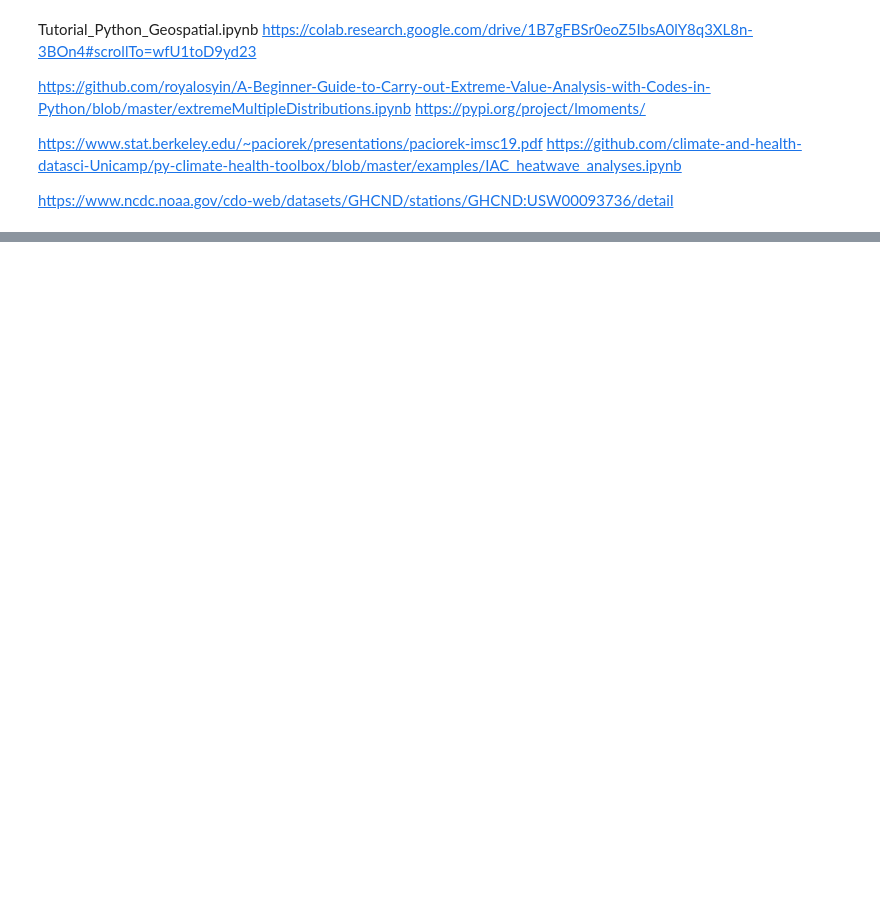
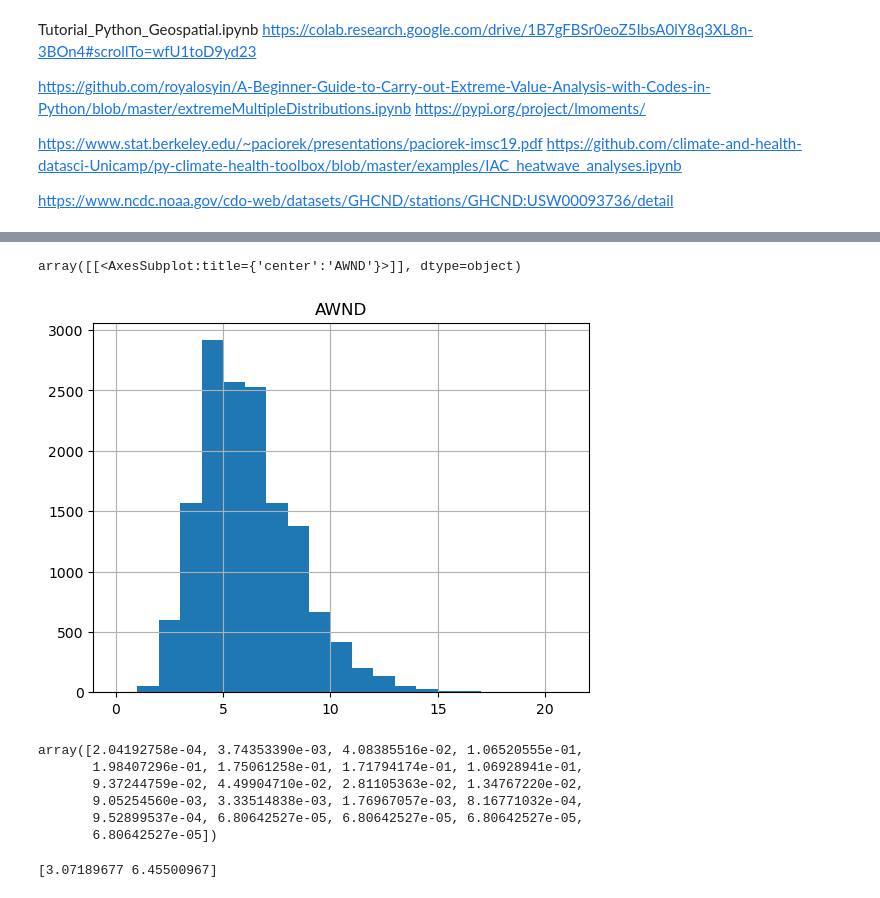
Before and after one commit to reggiewilcox/ISAT420_Code, a Jupyter notebook: W8_StatisticalModel/code/windanalysis.ipynb, the cells around one changed output, grey strips where cells are left out. Drawn from its saved outputs; the diff is of its cells as text; code cells hidden in the pictures; blank space fills up the shorter version.

```diff
--- a/W8_StatisticalModel/code/windanalysis.ipynb
+++ b/W8_StatisticalModel/code/windanalysis.ipynb
@@ -95,3 +142,8 @@ https://www.stat.berkeley.edu/~paciorek/presentations/paciorek-imsc19.pdf
 https://github.com/climate-and-health-datasci-Unicamp/py-climate-health-toolbox/blob/master/examples/IAC_heatwave_analyses.ipynb
 
 https://www.ncdc.noaa.gov/cdo-web/datasets/GHCND/stations/GHCND:USW00093736/detail
+# %%
+weather_phoenix = pd.read_csv('../data/NOAA_GHCN_USW00023183.csv',
+                             parse_dates=['DATE'],
+                             index_col = ['DATE'])
+weather_phoenix.head()
@@ -97,0 +173,3 @@ https://www.ncdc.noaa.gov/cdo-web/datasets/GHCND/stations/GHCND:USW00093736/deta
+# %%
+wnd_phoenix = weather_phoenix[['AWND']]
+wnd_phoenix
@@ -97,0 +191,2 @@ https://www.ncdc.noaa.gov/cdo-web/datasets/GHCND/stations/GHCND:USW00093736/deta
+# %%
+wnd_phoenix=wnd_phoenix.dropna()
@@ -97,0 +205,26 @@ https://www.ncdc.noaa.gov/cdo-web/datasets/GHCND/stations/GHCND:USW00093736/deta
+# %%
+wnd_phoenix.hist(bins = np.arange(0,22))
+# %% [output]
+array([[<AxesSubplot:title={'center':'AWND'}>]], dtype=object)
+[figure, added]
+# %%
+count, division = np.histogram(wnd_phoenix['AWND'], np.arange(0,22), density = True)
+count
+# %% [output]
+array([2.04192758e-04, 3.74353390e-03, 4.08385516e-02, 1.06520555e-01,
+       1.98407296e-01, 1.75061258e-01, 1.71794174e-01, 1.06928941e-01,
+       9.37244759e-02, 4.49904710e-02, 2.81105363e-02, 1.34767220e-02,
+       9.05254560e-03, 3.33514838e-03, 1.76967057e-03, 8.16771032e-04,
+       9.52899537e-04, 6.80642527e-05, 6.80642527e-05, 6.80642527e-05,
+       6.80642527e-05])
+# %%
+from scipy.optimize import curve_fit
+u=(division[:-1]+division[1:])/2
+param_wb, p = curve_fit(weibull_PDF, u ,count)
+param_gb, p = curve_fit(gumbel_PDF, u ,count)
+param_iwb, p = curve_fit(inverseWeibull_PDF, u ,count)
+param_gev, p = curve_fit(genExtremeValue_PDF, u ,count)
+
+print(param)
+# %% [output]
+[3.07189677 6.45500967]
```
Also changed, not shown: parts of 15 cells of this notebook.
